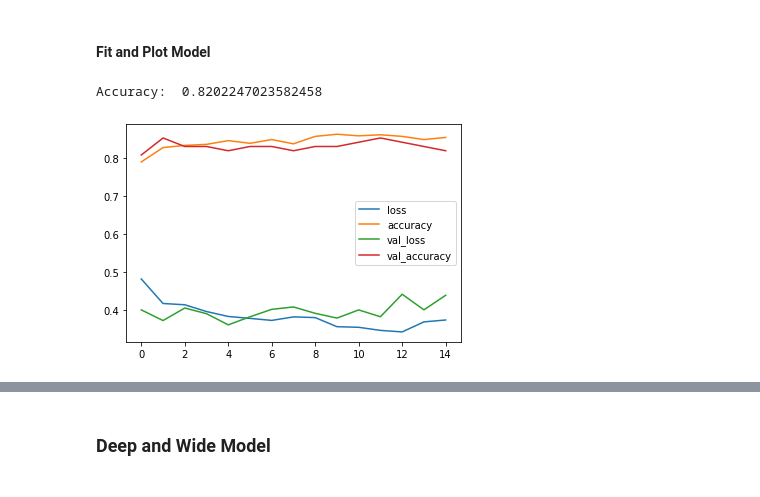
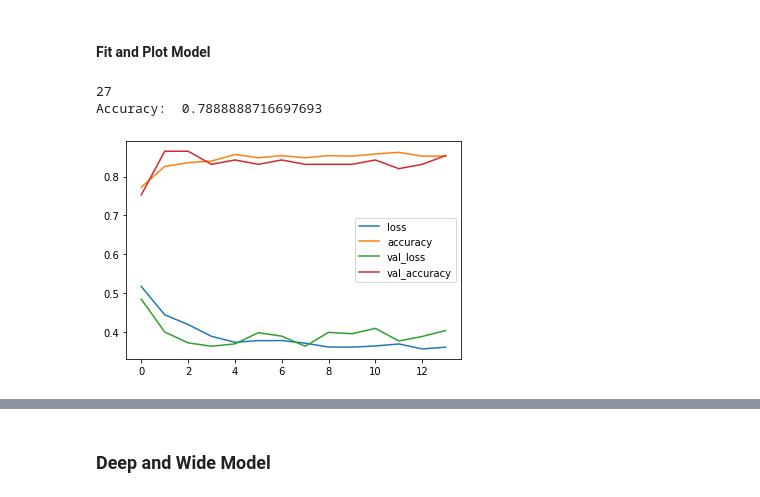
Before and after one commit to Codeblockz/Data-Science-Self-Projects, a Jupyter notebook: Kaggle_Titanic_challege/Titanic_Challenge.ipynb, the cells around one changed output, grey strips where cells are left out. Cells and saved outputs as stored; diff of their text form; code cells hidden in the pictures.

Commit message:
Added experimental functions and played with stack combos TODO: make parallel function

```diff
--- a/Kaggle_Titanic_challege/Titanic_Challenge.ipynb
+++ b/Kaggle_Titanic_challege/Titanic_Challenge.ipynb
@@ -925,6 +1012,6 @@ history = EN_CNN_model.fit(
     verbose=0
 )
 pd.DataFrame(history.history).plot()
-acc_ofmodel = EN_CNN_model.evaluate(X_val, y_val, verbose=0)
+acc_ofmodel = EN_CNN_model.evaluate(X_test, y_test, verbose=0)
 print("Accuracy: ",acc_ofmodel[1])
 # %% [output]
@@ -933,4 +1020,5 @@ Accuracy:  0.8651685118675232
 # %%
 # For Comparison
-EN_acc_CNN = EN_CNN_model.evaluate(X_val, y_val, verbose=0)
+EN_acc_CNN = EN_CNN_model.evaluate(X_test, y_test, verbose=0)
+print(EN_acc_CNN)
 Models['EN_CNN_model']=[EN_CNN_model, EN_acc_CNN[1]]
@@ -949,7 +1039,7 @@ def fit_DNN_Model(model, epochs=400):
     verbose=0
   )
   pd.DataFrame(history.history).plot()
-  acc_ofmodel = model.evaluate(X_val, y_val, verbose=0)
+  acc_ofmodel = model.evaluate(X_test, y_test, verbose=0)
   print("Accuracy: ",acc_ofmodel[1])
   return acc_ofmodel[1]
 # %% [markdown]
@@ -958,13 +1048,15 @@ def fit_DNN_Model(model, epochs=400):
 def DNN_model(input_dim):
    model = tf.keras.Sequential([
       tf.keras.layers.Input(shape=(input_dim)),
-      tf.keras.layers.Dense(1000, activation='relu'),
-      tf.keras.layers.Dense(750, activation='relu'),
-      tf.keras.layers.Dense(500, activation='relu'),
-      tf.keras.layers.Dense(250, activation='relu'),
-      tf.keras.layers.Dense(50, activation='relu'),
-      tf.keras.layers.Dense(1, activation='sigmoid')
+      tf.keras.layers.Dense(1000, activation='relu', name = "L1"),
+      tf.keras.layers.Dense(750, activation='relu', name = "L2"),
+      tf.keras.layers.Dense(500, activation='relu', name = "L3"),
+      tf.keras.layers.Dense(250, activation='relu', name = "L4"),
+      tf.keras.layers.Dense(50, activation='relu', name ="L5"),
+      tf.keras.layers.Dense(1, activation='sigmoid', name ="L6")
    ])
+   model.NAME = "model1"
+   model._estimator_type = "classifier" # debug for stackin
    model.compile(optimizer='adam', loss='binary_crossentropy', metrics=['accuracy'])
    return model
 # %% [markdown]
@@ -987,10 +1087,12 @@ def get_trained_DNN_model(Data):
 # %% [markdown]
 #### Fit and Plot Model
 # %%
-X_train, X_val, X_test, y_train, y_val, y_test = get_train_test(OH_train, False)
+X_train, X_val, X_test, y_train, y_val, y_test = get_train_test(OH_train, False, True)
+print(X_train.shape[1])
 OH_DNN_model = DNN_model(X_train.shape[1])
 OH_acc_DNN = fit_DNN_Model(OH_DNN_model)
 Models['OH_DNN_model']=[OH_DNN_model,OH_acc_DNN]
 # %% [output]
-Accuracy:  0.8202247023582458
+27
+Accuracy:  0.7888888716697693
-[figure, old version]
+[figure, new version]
```
Also changed, not shown: parts of 59 cells of this notebook.
